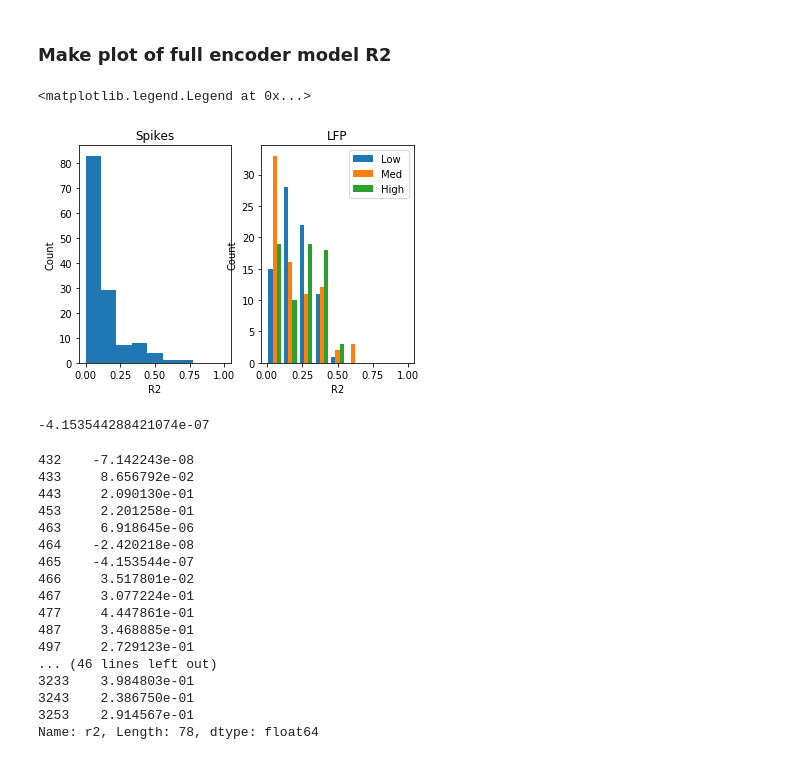
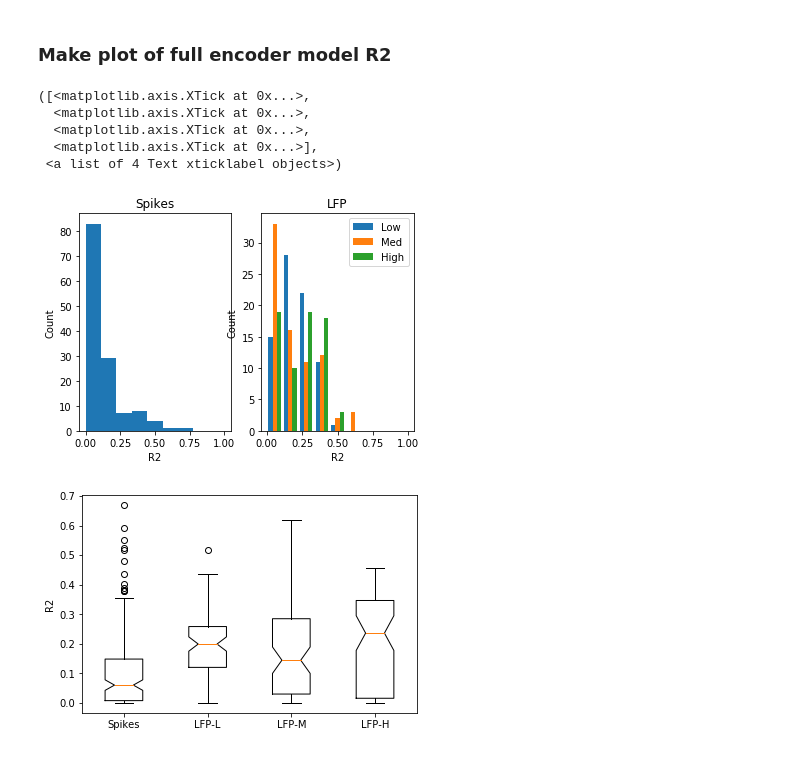
Before and after one commit to theunissenlab/zeebeez3, a Jupyter notebook: notebooks/new_figure5.ipynb, the cells around one changed output. Cells and saved outputs as stored; diff of their text form; code cells hidden in the pictures.

```diff
--- a/notebooks/new_figure5.ipynb
+++ b/notebooks/new_figure5.ipynb
@@ -56,25 +56,32 @@ mfullLFPHigh = resultsPD.loc[(resultsPD['name'] =='Full') & (resultsPD['decomp']
 # %%
 plt.figure()
 
 # Histogram for spikes
 plt.subplot(1,2,1)
 plt.hist(mfullSpike['r2'], bins = np.linspace(0.0, 1.0, 10))
 plt.xlabel('R2')
 plt.ylabel('Count')
 plt.title('Spikes')
 
 # Histogram for LFS
 plt.subplot(1,2,2)
 plt.hist([mfullLFPLow['r2'].dropna(), mfullLFPMed['r2'].dropna(), mfullLFPHigh['r2'].dropna()],
          bins = np.linspace(0.0, 1.0, 10),  histtype = 'bar', stacked = False)
 plt.xlabel('R2')
 plt.ylabel('Count')
 plt.title('LFP')
 plt.legend(['Low', 'Med', 'High'])
+
+# Boxplot
+plt.figure()
+plt.boxplot([mfullSpike['r2'].dropna(), mfullLFPLow['r2'].dropna(), mfullLFPMed['r2'].dropna(), mfullLFPHigh['r2'].dropna()], 1)
+plt.ylabel('R2')
+plt.xticks([1,2,3,4], ['Spikes', 'LFP-L', 'LFP-M', 'LFP-H'])
 # %% [output]
-<matplotlib.legend.Legend at 0x...>
+([<matplotlib.axis.XTick at 0x...>,
+  <matplotlib.axis.XTick at 0x...>,
+  <matplotlib.axis.XTick at 0x...>,
+  <matplotlib.axis.XTick at 0x...>],
+ <a list of 4 Text xticklabel objects>)
 [figure]
+[figure, added]
-# %%
-mfullLFPHigh['r2'].min()
-# %% [output]
--4.153544288421074e-07
@@ -83,20 +87,0 @@ data = [mfullLFPLow['r2'], mfullLFPMed['r2'], mfullLFPHigh['r2']]
-# %%
-data[2].dropna()
-# %% [output]
-432    -7.142243e-08
-433     8.656792e-02
-443     2.090130e-01
-453     2.201258e-01
-463     6.918645e-06
-464    -2.420218e-08
-465    -4.153544e-07
-466     3.517801e-02
-467     3.077224e-01
-477     4.447861e-01
-487     3.468885e-01
-497     2.729123e-01
-... (46 lines left out)
-3233    3.984803e-01
-3243    2.386750e-01
-3253    2.914567e-01
-Name: r2, Length: 78, dtype: float64
```
Also changed, not shown: parts of 4 cells of this notebook.
